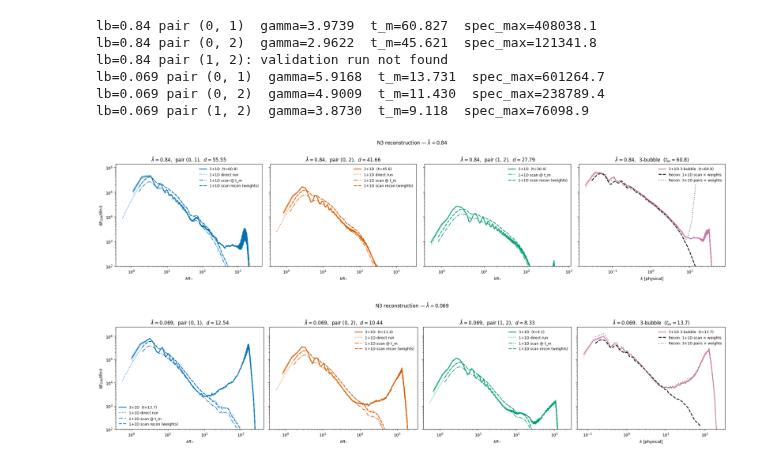
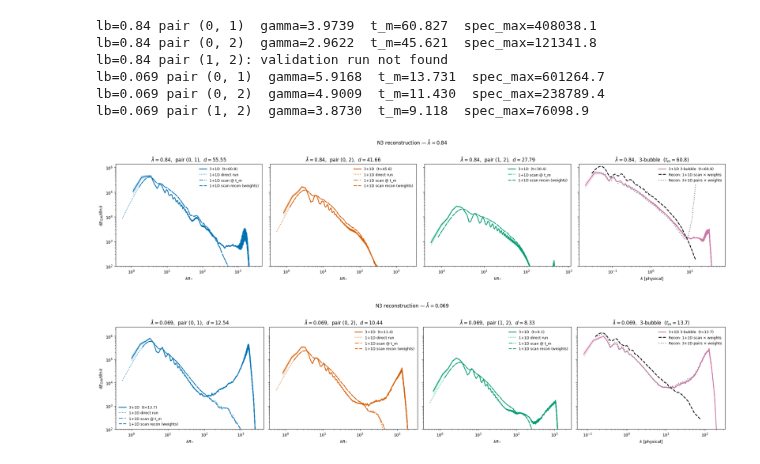
Before and after one commit to MSABuschmann/PhaseTransitionBuilder, a Jupyter notebook: notebooks/05_n3_reconstruction.ipynb, the cells around one changed output. Cells and saved outputs as stored; diff of their text form; code cells hidden in the pictures.

```diff
--- a/notebooks/05_n3_reconstruction.ipynb
+++ b/notebooks/05_n3_reconstruction.ipynb
@@ -546,7 +546,7 @@ lb=0.069 pair (0, 1)  gamma=5.9168  t_m=13.731  spec_max=601264.7
 lb=0.069 pair (0, 2)  gamma=4.9009  t_m=11.430  spec_max=238789.4
 lb=0.069 pair (1, 2)  gamma=3.8730  t_m=9.118  spec_max=76098.9
 # %%
-fudge = 0.8
+fudge = 1
 
 colors_pair = ['#0072B2', '#D55E00', '#009E73']
 colors_3b   = '#CC79A7'
@@ -656,32 +656,32 @@ for lb, case in CASES.items():
             pair_m  = match[0]
             w_trio  = w_arr[c_idx]
             gamma_p = float(gammas_trio[c_idx])
 
             combined_bm += bm_reconstruct(
                 gamma_p, w_trio, wt, t_m_3b, interp_fn, scan_t, gammas_grid)
             if (lb, pair_m['idx']) in sh_snaps:
                 combined_sh += sh_reconstruct(
                     lb, pair_m['idx'], w_trio, wt, t_m_3b, k_out, L, zero_pad)
 
         ax.plot(k_out, combined_bm* fudge**3, color='black', lw=2,
                 linestyle='--', label='Recon: 1+1D scan × weights')
         ax.plot(k_out, combined_sh, color='gray', lw=2,
                 linestyle=':', label='Recon: 3+1D pairs × weights')
     else:
         ax.text(0.5, 0.5, 'Run scripts/run_weights_N3.sh\nto enable reconstruction',
                 ha='center', va='center', transform=ax.transAxes, fontsize=10)
 
     ax.set_title(rf'$\bar{{\lambda}}={lb}$,  3-bubble  ($t_m={t_m_3b:.1f}$)')
     ax.set_xscale('log'); ax.set_yscale('log')
     ax.set_xlabel(r'$k$ [physical]')
     ax.legend(frameon=False, fontsize=9)
     ax.set_ylim(bottom=1e2)
 
     axes[0].set_ylabel(r'$\mathrm{d}E_{\mathrm{GW}}/\mathrm{d}\ln k$')
     fig.suptitle(rf'N3 reconstruction — $\bar{{\lambda}}={lb}$', y=1.01)
     plt.tight_layout()
     plt.savefig(REPO_ROOT / f'n3_reconstruction_lb{lb}.pdf', bbox_inches='tight')
     plt.show()
 # %% [output]
-[figure, old version]
+[figure, new version]
-[figure, old version]
+[figure, new version]
```
Also changed, not shown: 14 other files.
